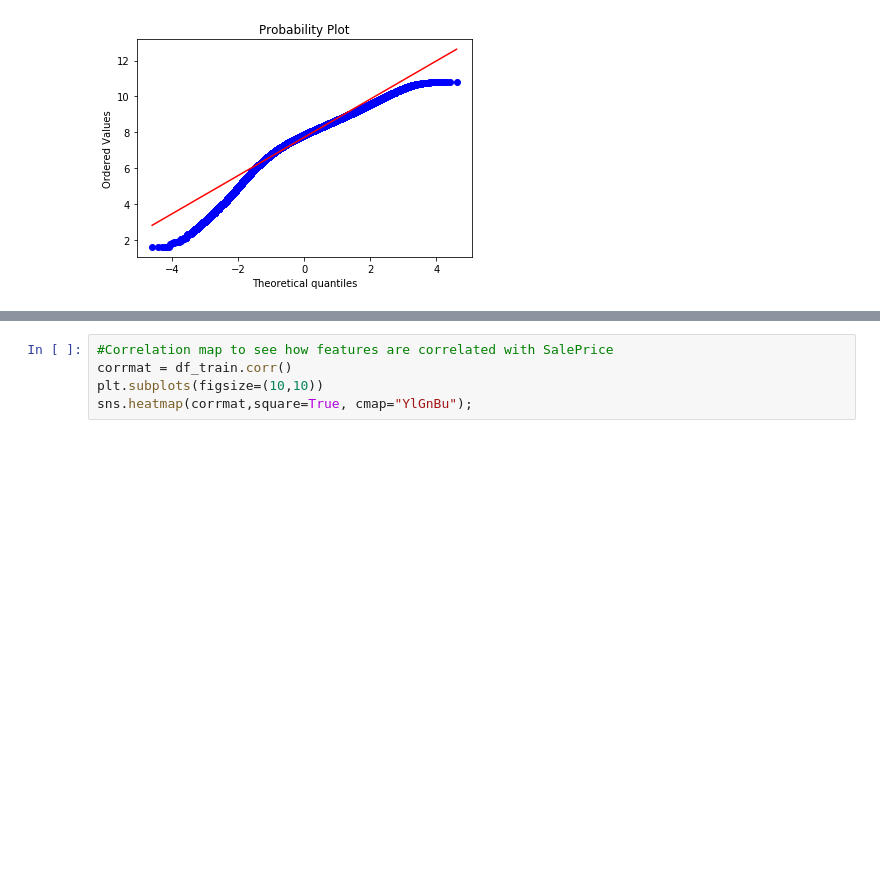
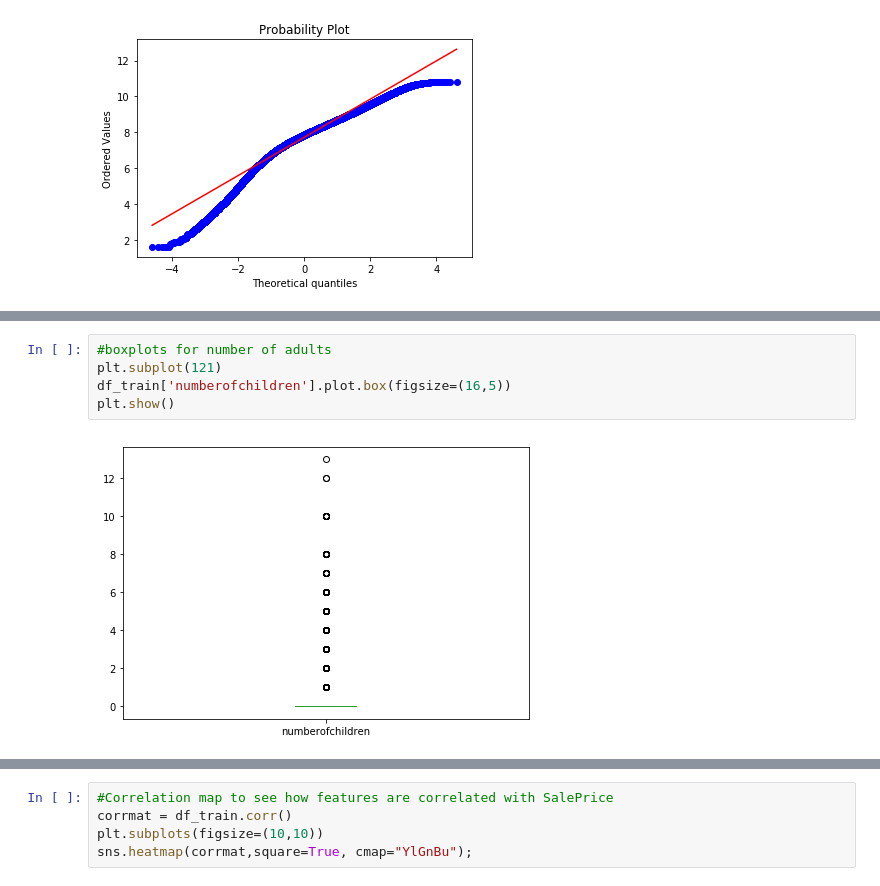
Before and after one commit to Ayanlola2002/Analyticsvidyah, a Jupyter notebook: club_mahindra.ipynb, the cells around one changed output, grey strips where cells are left out. Saved outputs shown, nothing was run; the diff lists cells and outputs as text; blank space fills up the shorter version.

```diff
--- a/club_mahindra.ipynb
+++ b/club_mahindra.ipynb
@@ -216,0 +349,7 @@ plt.show()
+# %%
+#boxplots for number of adults
+plt.subplot(121)
+df_train['numberofchildren'].plot.box(figsize=(16,5))
+plt.show()
+# %% [output]
+[figure, added]
```
Also changed, not shown: parts of 24 cells of this notebook.
